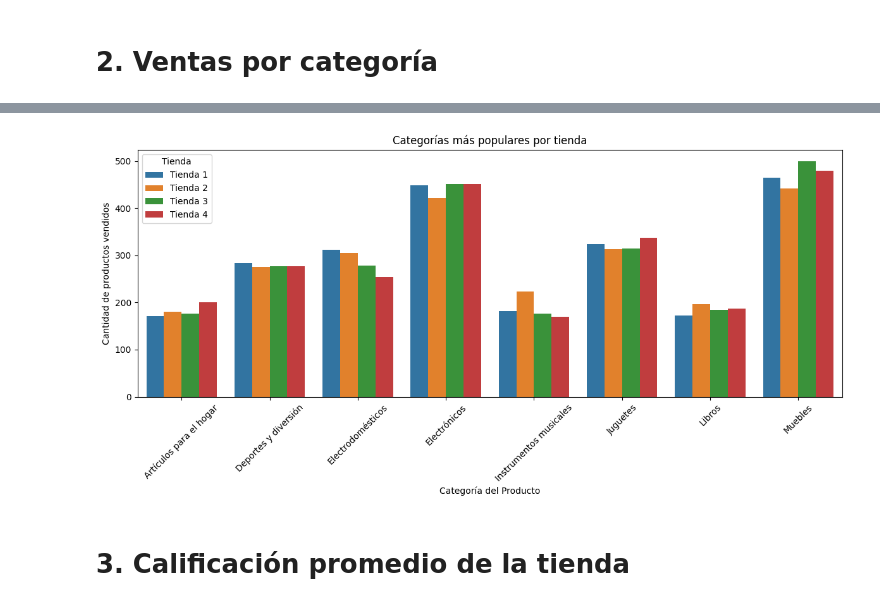
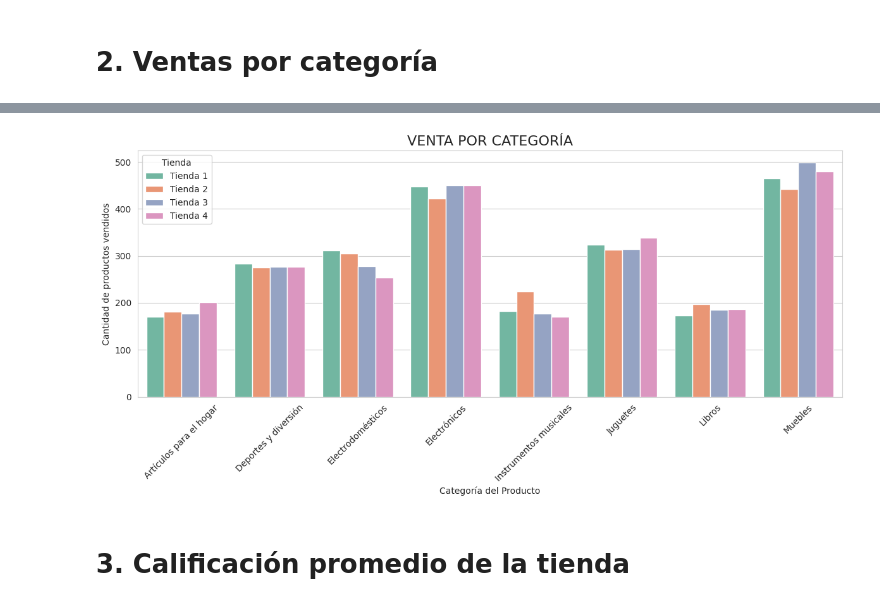
Before and after one commit to angelesGladin/challenge-data-science, a Jupyter notebook: AluraStoreLatam.ipynb, the cells around one changed output, grey strips where cells are left out. Cells and saved outputs as stored; diff of their text form; code cells hidden in the pictures.

```diff
--- a/AluraStoreLatam.ipynb
+++ b/AluraStoreLatam.ipynb
@@ -182,19 +129,21 @@ total = pd.concat([t1, t2, t3, t4], ignore_index=True)
 # %%
-#creación de grafico con seaborn para estilizar grafica
+#creación de gráfico con seaborn para estilizar gráfica
 import seaborn as sns
 import matplotlib.pyplot as plt
 
+#Diseño de la gráfica
+sns.set_style("whitegrid")
 plt.figure(figsize=(12, 6))
-sns.barplot(data= total, x='Categoría del Producto', y='Cantidad', hue='Tienda')
+sns.barplot(data= total, x='Categoría del Producto', y='Cantidad', hue='Tienda', palette='Set2')
 
-plt.title('Categorías más populares por tienda')
+plt.title('VENTA POR CATEGORÍA', fontsize=16)
 plt.xlabel('Categoría del Producto')
 plt.ylabel('Cantidad de productos vendidos')
 plt.xticks(rotation=45)
 plt.legend(title='Tienda')
 plt.tight_layout()
 plt.show()
 # %% [output]
-[figure, old version]
+[figure, new version]
 # %% [markdown]
 # 3. Calificación promedio de la tienda
```
Also changed, not shown: parts of 12 cells of this notebook.
